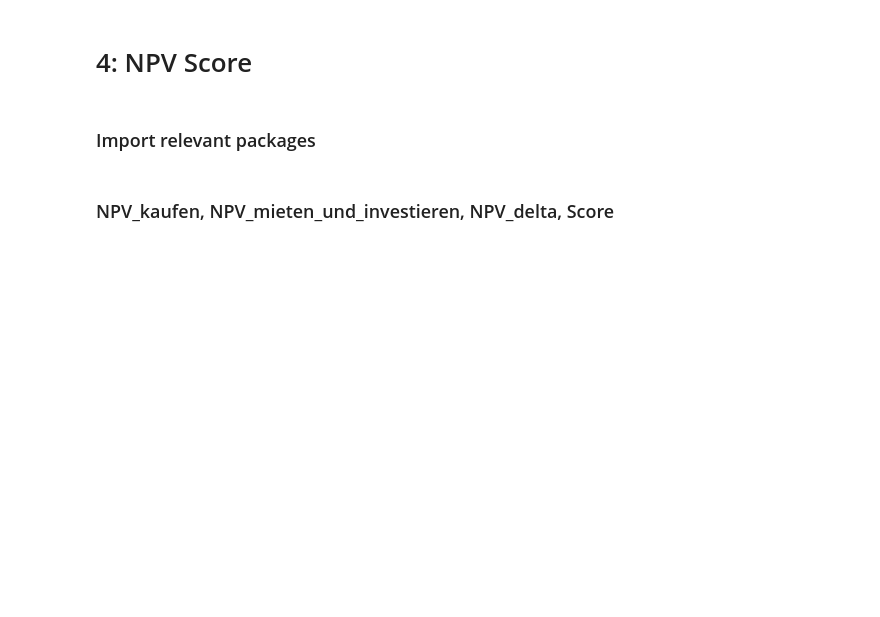
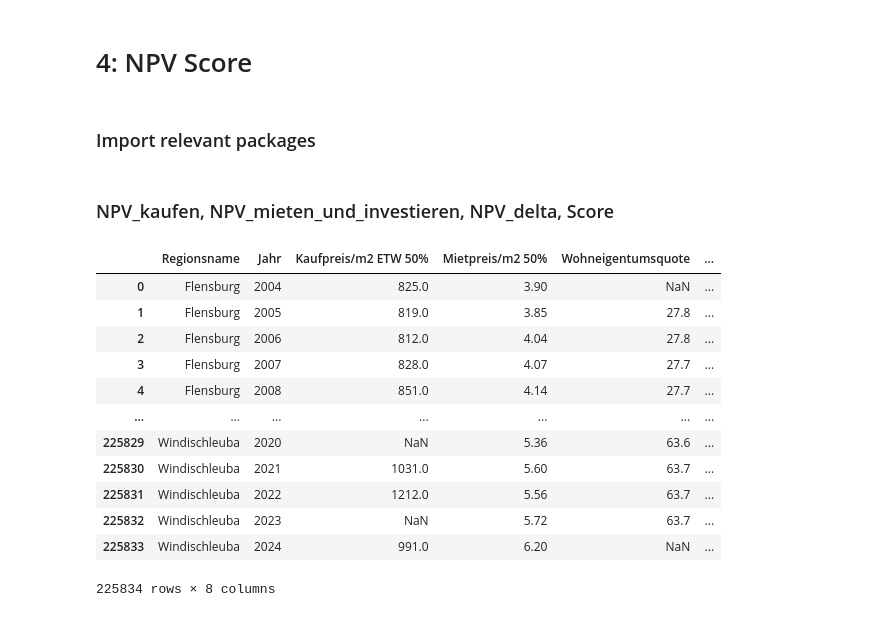
Before and after one commit to LukasGansneder/Master-Thesis-Renting-vs-Buying-, a Jupyter notebook: code/4_NPV_Score.ipynb, the cells around one changed output. Cells and saved outputs as stored; diff of their text form; code cells hidden in the pictures; blank space fills up the shorter version.

```diff
--- a/code/4_NPV_Score.ipynb
+++ b/code/4_NPV_Score.ipynb
@@ -156,0 +188,17 @@ def rent_vs_buy_score(delta_npv: float, scale: float) -> float:
+# %%
+# df_empirica_regio[df_empirica_regio["Jahr"] == 2023]
+df_empirica_regio
+# %% [output]
+|  | Regionsname | Jahr | Kaufpreis/m2 ETW 50% | Mietpreis/m2 50% | Wohneigentumsquote | ... |
+| 0 | Flensburg | 2004 | 825.0 | 3.90 | NaN | ... |
+| 1 | Flensburg | 2005 | 819.0 | 3.85 | 27.8 | ... |
+| 2 | Flensburg | 2006 | 812.0 | 4.04 | 27.8 | ... |
+| 3 | Flensburg | 2007 | 828.0 | 4.07 | 27.7 | ... |
+| 4 | Flensburg | 2008 | 851.0 | 4.14 | 27.7 | ... |
+| ... | ... | ... | ... | ... | ... | ... |
+| 225829 | Windischleuba | 2020 | NaN | 5.36 | 63.6 | ... |
+| 225830 | Windischleuba | 2021 | 1031.0 | 5.60 | 63.7 | ... |
+| 225831 | Windischleuba | 2022 | 1212.0 | 5.56 | 63.7 | ... |
+| 225832 | Windischleuba | 2023 | NaN | 5.72 | 63.7 | ... |
+| 225833 | Windischleuba | 2024 | 991.0 | 6.20 | NaN | ... |
+225834 rows × 8 columns
```
Also changed, not shown: parts of 4 cells of this notebook, 5 other files.
